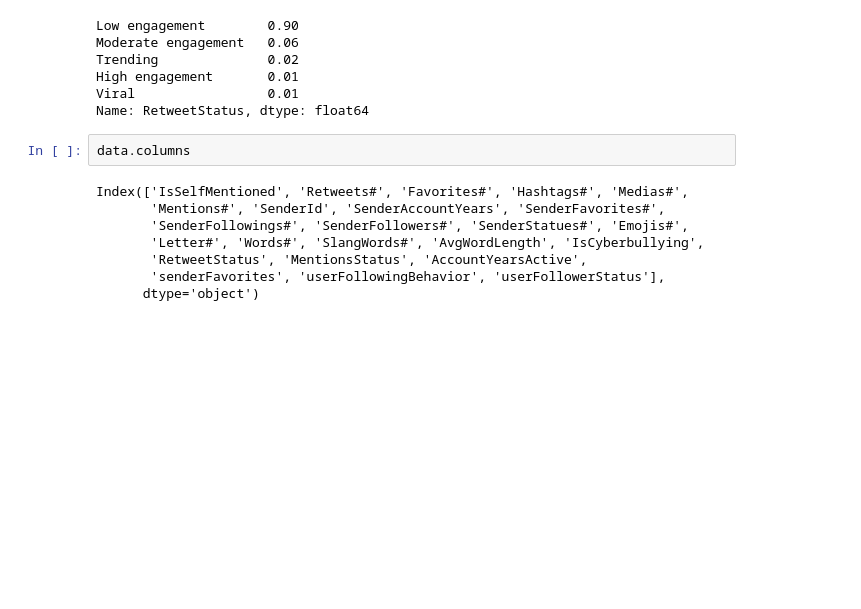
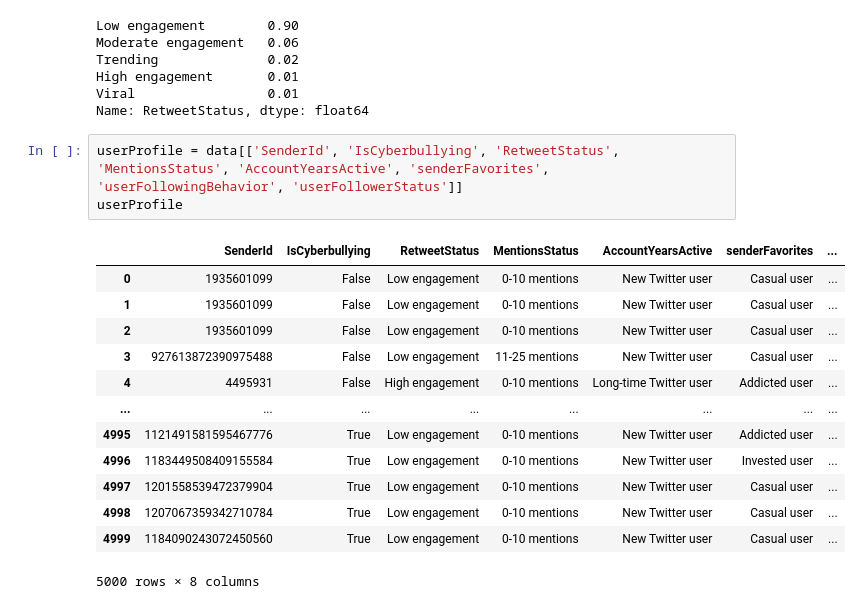
Before and after one commit to KatrinaJMD/IronHack, a Jupyter notebook: Cyberbullying_(GoogleColab).ipynb, the cells around one changed output. Cells and saved outputs as stored; diff of their text form; blank space fills up the shorter version.

```diff
--- a/Cyberbullying_(GoogleColab).ipynb
+++ b/Cyberbullying_(GoogleColab).ipynb
@@ -1911,13 +1911,20 @@ Trending              0.02
 High engagement       0.01
 Viral                 0.01
 Name: RetweetStatus, dtype: float64
-# %%
-data.columns
-# %% [output]
-Index(['IsSelfMentioned', 'Retweets#', 'Favorites#', 'Hashtags#', 'Medias#',
-       'Mentions#', 'SenderId', 'SenderAccountYears', 'SenderFavorites#',
-       'SenderFollowings#', 'SenderFollowers#', 'SenderStatues#', 'Emojis#',
-       'Letter#', 'Words#', 'SlangWords#', 'AvgWordLength', 'IsCyberbullying',
-       'RetweetStatus', 'MentionsStatus', 'AccountYearsActive',
-       'senderFavorites', 'userFollowingBehavior', 'userFollowerStatus'],
-      dtype='object')
+# %%
+userProfile = data[['SenderId', 'IsCyberbullying', 'RetweetStatus', 'MentionsStatus', 'AccountYearsActive', 'senderFavorites', 'userFollowingBehavior', 'userFollowerStatus']]
+userProfile
+# %% [output]
+|  | SenderId | IsCyberbullying | RetweetStatus | MentionsStatus | AccountYearsActive | senderFavorites | ... |
+| 0 | 1935601099 | False | Low engagement | 0-10 mentions | New Twitter user | Casual user | ... |
+| 1 | 1935601099 | False | Low engagement | 0-10 mentions | New Twitter user | Casual user | ... |
+| 2 | 1935601099 | False | Low engagement | 0-10 mentions | New Twitter user | Casual user | ... |
+| 3 | 927613872390975488 | False | Low engagement | 11-25 mentions | New Twitter user | Casual user | ... |
+| 4 | 4495931 | False | High engagement | 0-10 mentions | Long-time Twitter user | Addicted user | ... |
+| ... | ... | ... | ... | ... | ... | ... | ... |
+| 4995 | 1121491581595467776 | True | Low engagement | 0-10 mentions | New Twitter user | Addicted user | ... |
+| 4996 | 1183449508409155584 | True | Low engagement | 0-10 mentions | New Twitter user | Invested user | ... |
+| 4997 | 1201558539472379904 | True | Low engagement | 0-10 mentions | New Twitter user | Casual user | ... |
+| 4998 | 1207067359342710784 | True | Low engagement | 0-10 mentions | New Twitter user | Casual user | ... |
+| 4999 | 1184090243072450560 | True | Low engagement | 0-10 mentions | New Twitter user | Casual user | ... |
+5000 rows × 8 columns
```
